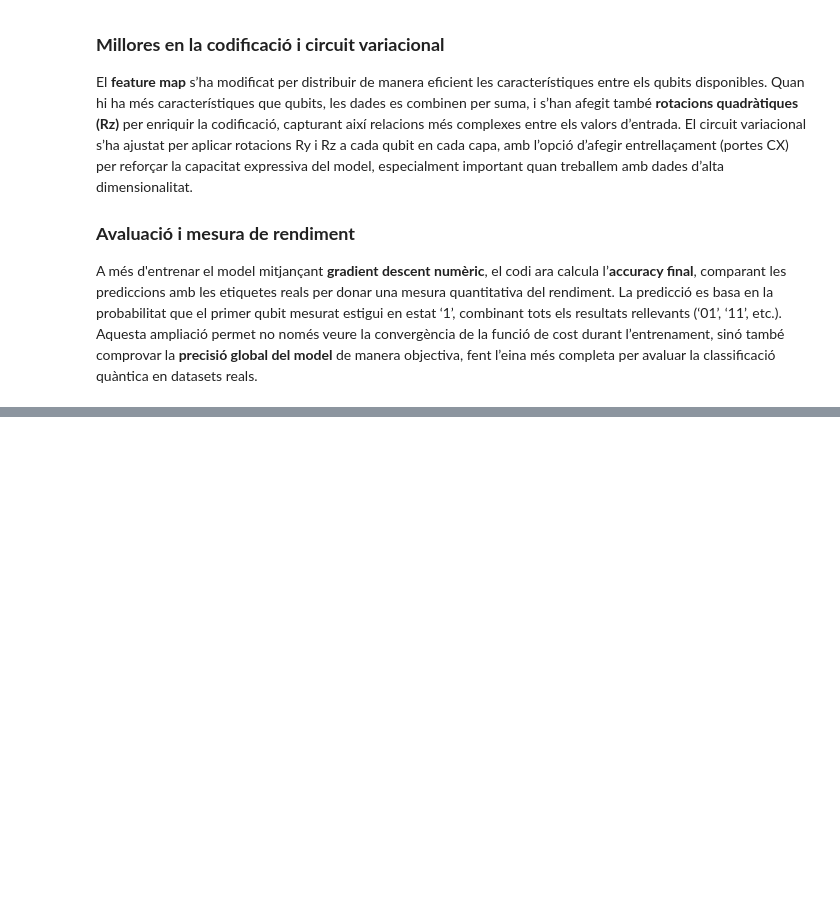
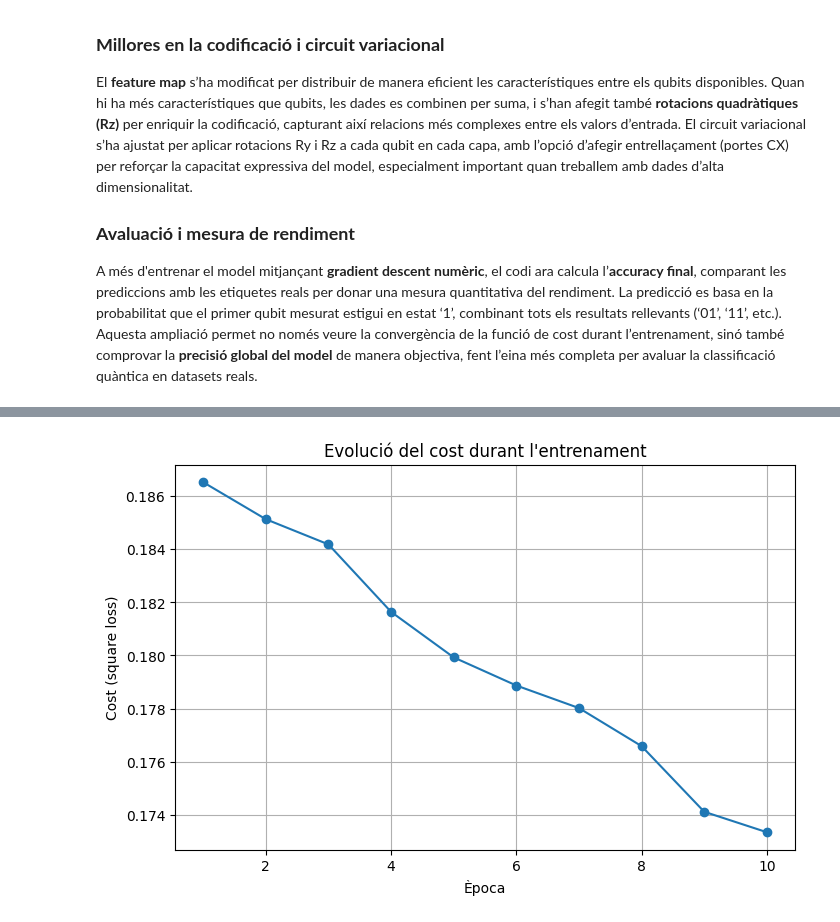
Before and after one commit to MinusOdin/qml_tfg, a Jupyter notebook: vqc.ipynb, the cells around one changed output, grey strips where cells are left out. Cells and saved outputs as stored; diff of their text form; code cells hidden in the pictures; blank space fills up the shorter version.

```diff
--- a/vqc.ipynb
+++ b/vqc.ipynb
@@ -185,0 +176,20 @@ Input: [0.90147844 1.01776104], Classe predita: 1, Probabilitat: 0.78
+# %%
+# Example error probabilities
+p_reset = 0.03
+p_meas = 0.1
+p_gate1 = 0.05
+
+# QuantumError objects
+error_reset = pauli_error([('X', p_reset), ('I', 1 - p_reset)])
+error_meas = pauli_error([('X',p_meas), ('I', 1 - p_meas)])
+error_gate1 = pauli_error([('X',p_gate1), ('I', 1 - p_gate1)])
+error_gate2 = error_gate1.tensor(error_gate1)
+
+# Add errors to noise model
+noise_bit_flip = NoiseModel()
+noise_bit_flip.add_all_qubit_quantum_error(error_reset, "reset")
+noise_bit_flip.add_all_qubit_quantum_error(error_meas, "measure")
+noise_bit_flip.add_all_qubit_quantum_error(error_gate1, ["u1", "u2", "u3"])
+noise_bit_flip.add_all_qubit_quantum_error(error_gate2, ["cx"])
+
+print(noise_bit_flip)
@@ -690,0 +1116,13 @@ A més d'entrenar el model mitjançant **gradient descent numèric**, el codi ar
+# %%
+import matplotlib.pyplot as plt
+
+plt.figure(figsize=(8,5))
+plt.plot(range(1, epochs + 1), cost_history, marker='o')
+plt.title("Evolució del cost durant l'entrenament")
+plt.xlabel("Època")
+plt.ylabel("Cost (square loss)")
+plt.grid(True)
+plt.savefig("vqc_cost.png", dpi=300, bbox_inches='tight')
+plt.show()
+# %% [output]
+[figure, added]
```
Also changed, not shown: parts of 18 cells of this notebook, 3 other files.
